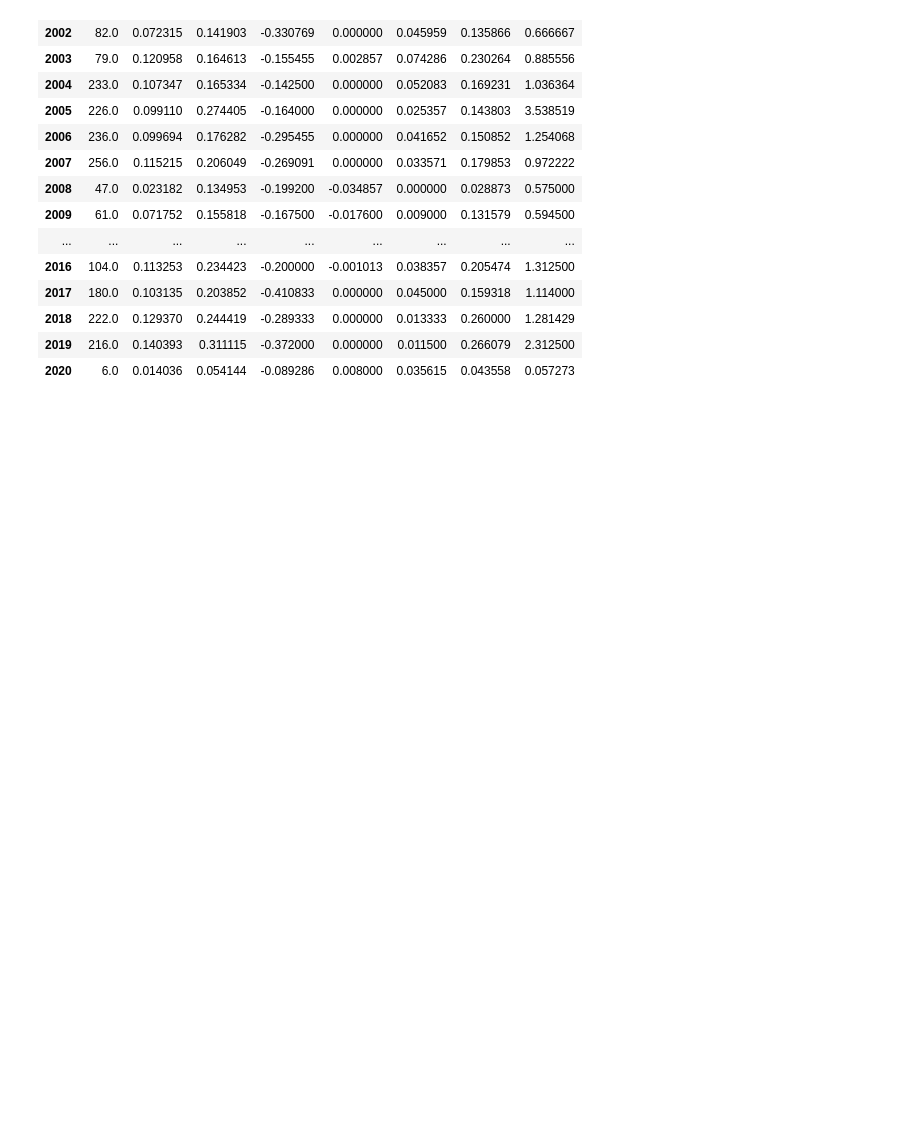
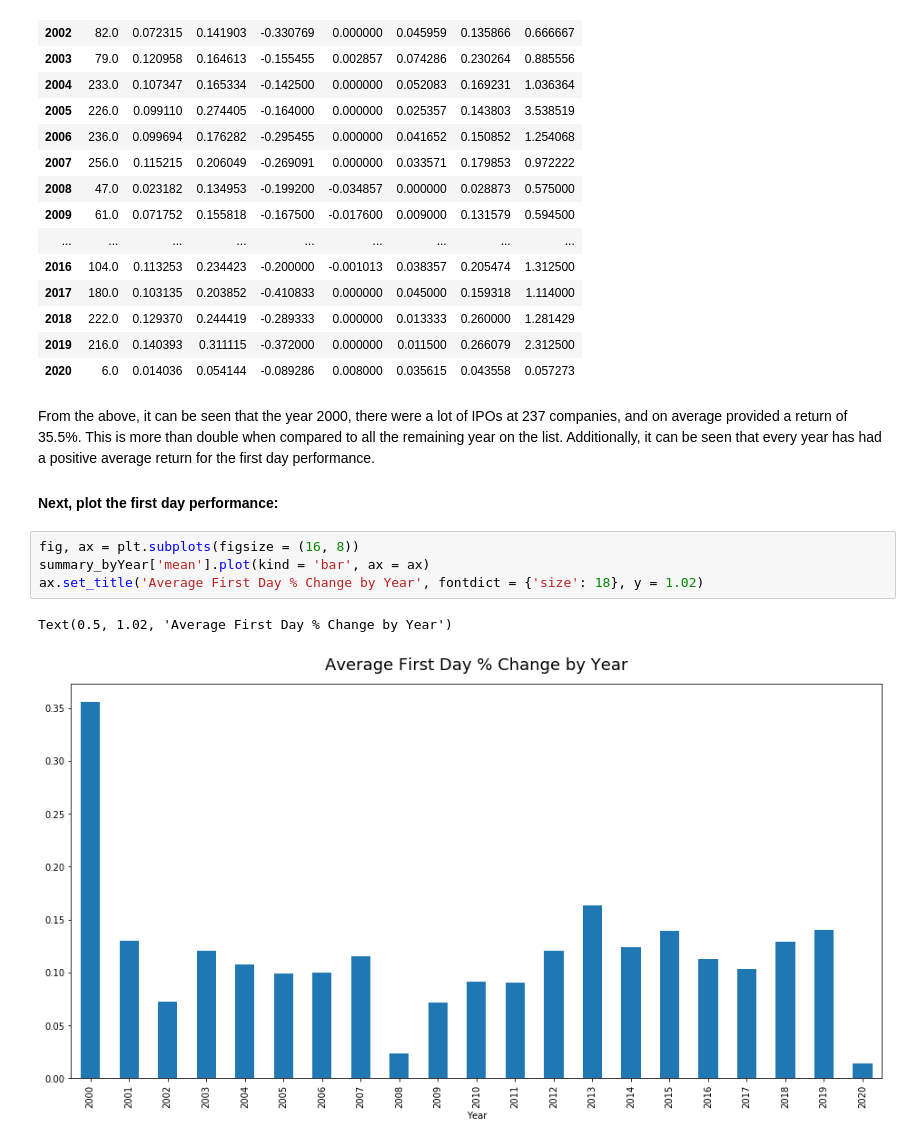
Before and after one commit to ylee9107/ML_app_Forecast_IPOmarket, a Jupyter notebook: ML_app_Forecast_IPOmarket.ipynb, the cells around one changed output. Cells and saved outputs as stored; diff of their text form; blank space fills up the shorter version.

```diff
--- a/ML_app_Forecast_IPOmarket.ipynb
+++ b/ML_app_Forecast_IPOmarket.ipynb
@@ -268,3 +268,14 @@ summary_byYear
 | 2018 | 222.0 | 0.129370 | 0.244419 | -0.289333 | 0.000000 | 0.013333 | 0.260000 | 1.281429 |
 | 2019 | 216.0 | 0.140393 | 0.311115 | -0.372000 | 0.000000 | 0.011500 | 0.266079 | 2.312500 |
 | 2020 | 6.0 | 0.014036 | 0.054144 | -0.089286 | 0.008000 | 0.035615 | 0.043558 | 0.057273 |
+# %% [markdown]
+From the above, it can be seen that the year 2000, there were a lot of IPOs at 237 companies, and on average provided a return of 35.5%. This is more than double when compared to all the remaining year on the list. Additionally, it can be seen that every year has had a positive average return for the first day performance.
+
+#### Next, plot the first day performance:
+# %%
+fig, ax = plt.subplots(figsize = (16, 8))
+summary_byYear['mean'].plot(kind = 'bar', ax = ax)
+ax.set_title('Average First Day % Change by Year', fontdict = {'size': 18}, y = 1.02)
+# %% [output]
+Text(0.5, 1.02, 'Average First Day % Change by Year')
+[figure, added]
```
Also changed, not shown: parts of 7 cells of this notebook.
